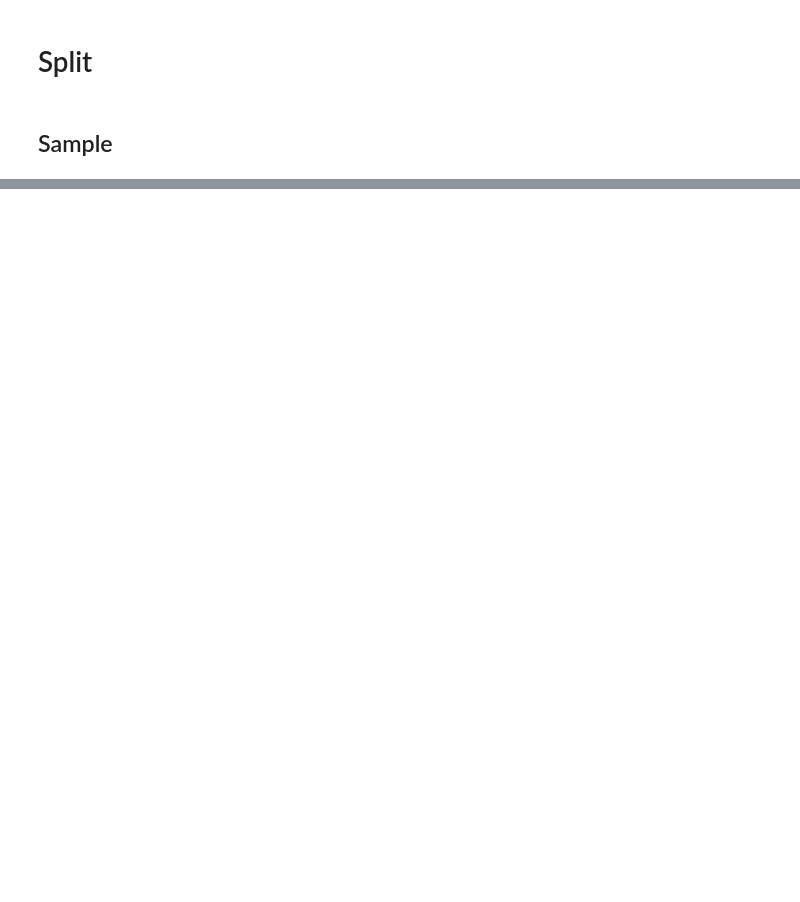
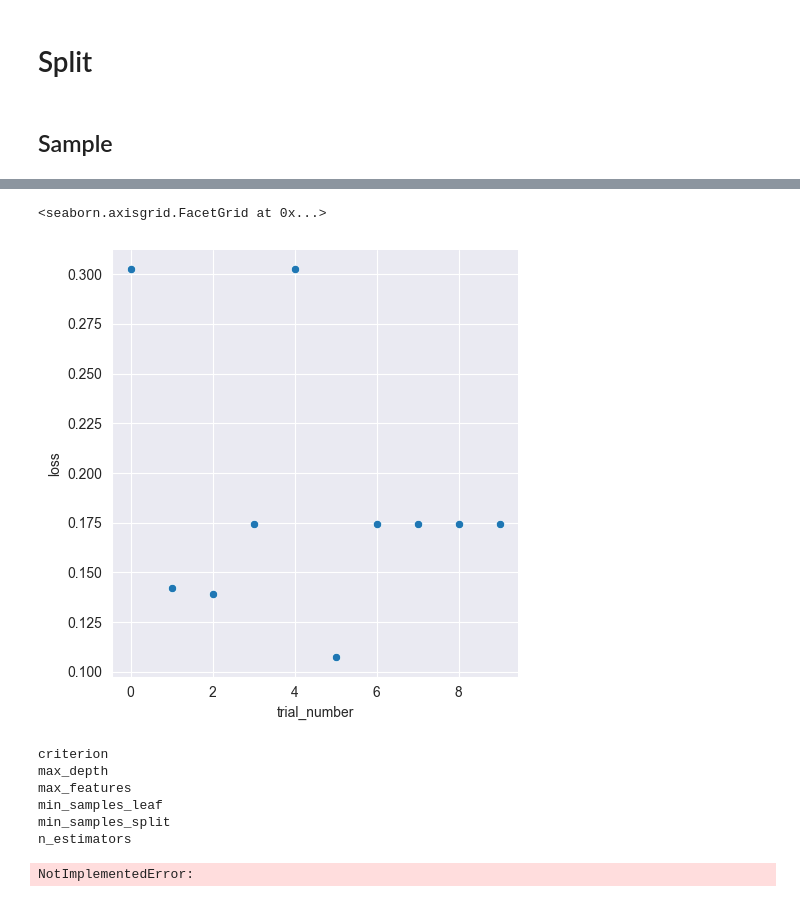
Before and after one commit to jzheng1995/Insurance-Cross-Sell, a Jupyter notebook: data/ISC_RF_tuning.ipynb, the cells around one changed output, grey strips where cells are left out. Cells and saved outputs as stored; diff of their text form; code cells hidden in the pictures; blank space fills up the shorter version.

```diff
--- a/data/ISC_RF_tuning.ipynb
+++ b/data/ISC_RF_tuning.ipynb
@@ -314,0 +424,15 @@ Train_model(rf, target_pipe, Xs_train, ys_train, Xs_val, ys_val)
+# %%
+def unpack(x):
+    if x:
+        return x[0]
+    return np.nan
+
+
+# We'll first turn each trial into a series and then stack those series together as a dataframe.
+trials_df = pd.DataFrame([pd.Series(t["misc"]["vals"]).apply(unpack) for t in trials])
+# Then we'll add other relevant bits of information to the correct rows and perform a couple of
+# mappings for convenience
+trials_df["loss"] = [t["result"]["loss"] for t in trials]
+trials_df["trial_number"] = trials_df.index
+for i in space.keys():
+    trials_df[i] = [t["result"][i] for t in trials]
@@ -314,0 +461,19 @@ Train_model(rf, target_pipe, Xs_train, ys_train, Xs_val, ys_val)
+# %%
+sns.relplot(trials_df, x = "trial_number", y = "loss")
+# %% [output]
+<seaborn.axisgrid.FacetGrid at 0x...>
+[figure, added]
+# %%
+for i in space.keys():
+    print(i)
+# %% [output]
+criterion
+max_depth
+max_features
+min_samples_leaf
+min_samples_split
+n_estimators
+# %%
+trials
+# %% [output]
+NotImplementedError:
```
Also changed, not shown: parts of 41 cells of this notebook, 7 other files.
